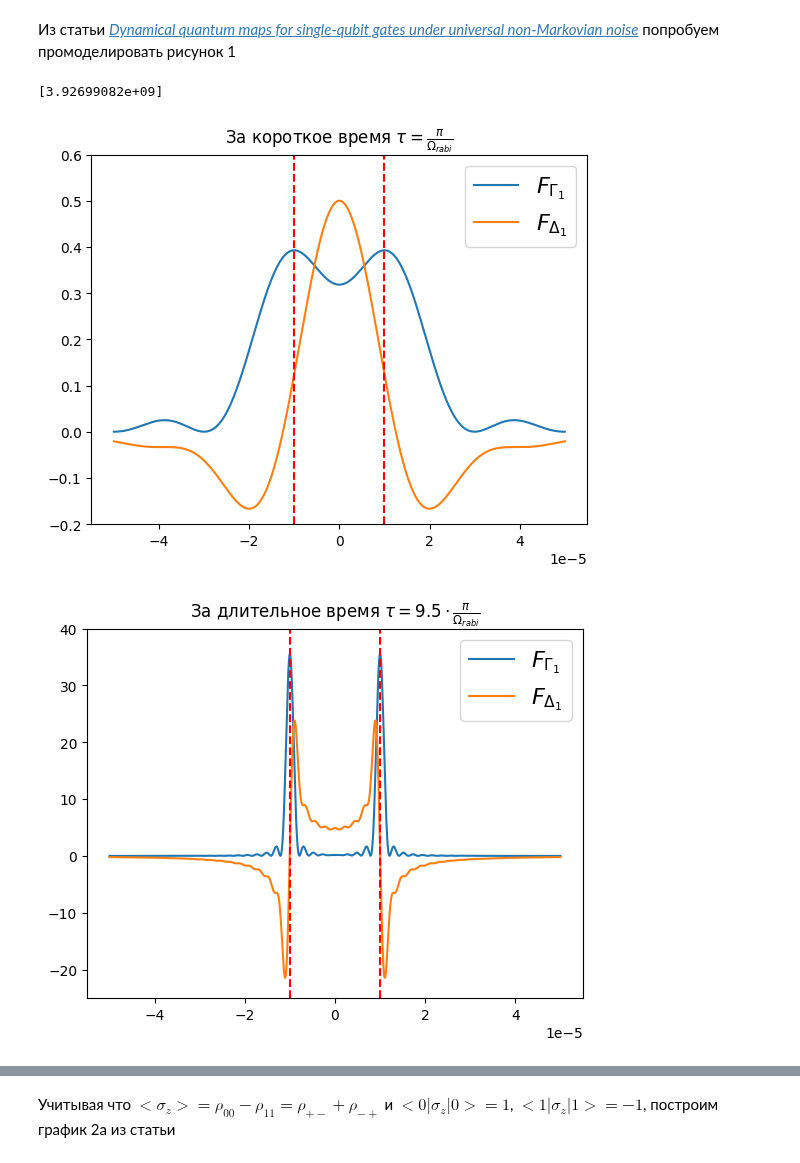
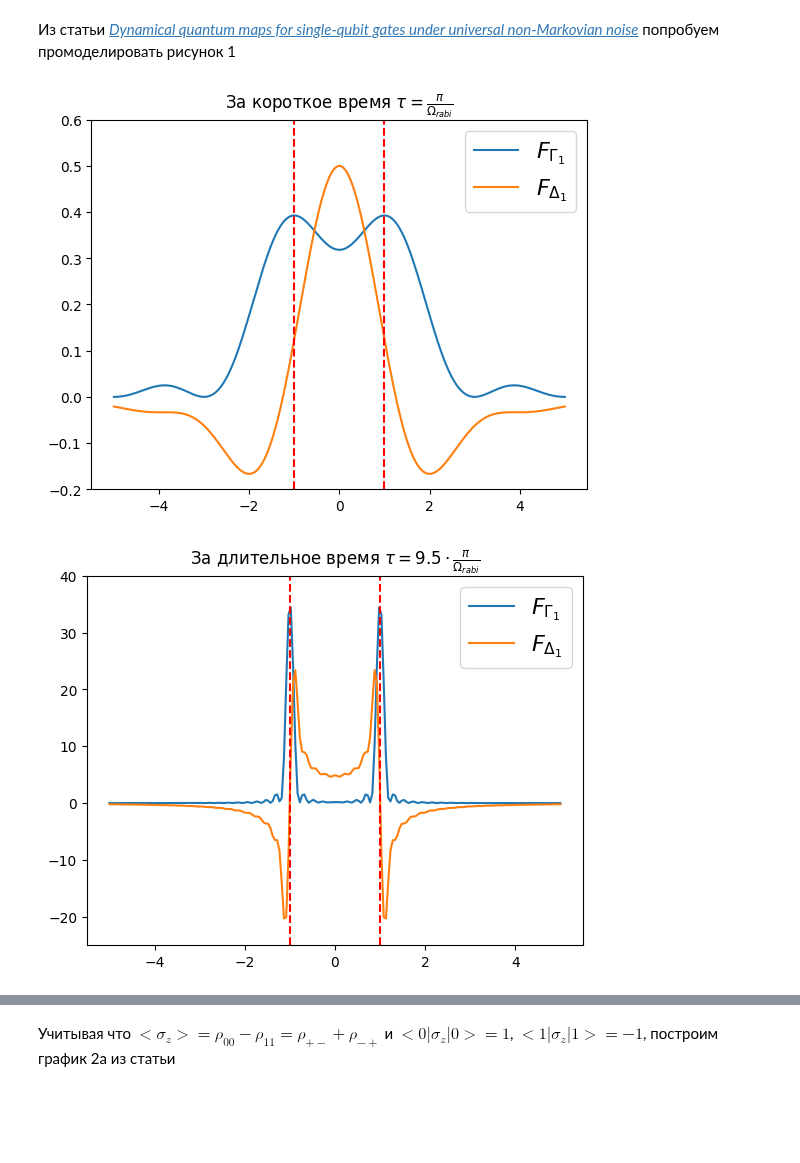
Before and after one commit to Denis-chupa/Quantum_tools, a Jupyter notebook: Quantum_computing/src/GST_research/phase_noise.ipynb, the cells around one changed output, grey strips where cells are left out. Drawn from its saved outputs; the diff is of its cells as text; code cells hidden in the pictures; blank space fills up the shorter version.

```diff
--- a/Quantum_computing/src/GST_research/phase_noise.ipynb
+++ b/Quantum_computing/src/GST_research/phase_noise.ipynb
@@ -11,44 +11,38 @@ paul_z = np.array([[1, 0], [0, -1]], dtype=complex)
 paul_list = [paul_x, paul_y, paul_z]
 # %% [markdown]
 Из статьи [*Dynamical quantum maps for single-qubit gates under universal non-Markovian noise*](https://journals.aps.org/prresearch/pdf/10.1103/PhysRevResearch.7.013008) попробуем промоделировать рисунок 1
-# %%
-omega = rabi = np.array([10**-5])
-t = np.pi / rabi
-print(filter_gamma_1(omega, rabi, t))
-# %% [output]
-[3.92699082e+09]
 # %%
 rabi = 10**-5
 
-omega = np.linspace(-5 * rabi, 5 * rabi, 3000)
+omega = np.linspace(-5 * rabi, 5 * rabi, 200)
 t = np.pi / rabi
-F_g_1 = filter_gamma_1(omega, rabi, t)
-F_d_1 = filter_delta_1(omega, rabi, t)
+F_g_1 = filter_gamma_1(rabi, omega, t)
+F_d_1 = filter_delta_1(rabi, omega, t)
 
-plt.plot(omega, rabi**2 * F_g_1, label=r"$F_{\Gamma_1}$")
-plt.plot(omega, rabi**2 * F_d_1, label=r"$F_{\Delta_1}$")
+plt.plot(omega/rabi, rabi**2 * F_g_1, label=r"$F_{\Gamma_1}$")
+plt.plot(omega/rabi, rabi**2 * F_d_1, label=r"$F_{\Delta_1}$")
 plt.ylim([-0.2, 0.6])
 plt.legend(fontsize=16)
-plt.axvline(x=-rabi, color='r', linestyle='--', linewidth=1.5)
-plt.axvline(x=rabi, color='r', linestyle='--', linewidth=1.5)
+plt.axvline(x=-rabi/rabi, color='r', linestyle='--', linewidth=1.5)
+plt.axvline(x=rabi/rabi, color='r', linestyle='--', linewidth=1.5)
 plt.title(r"За короткое время $\tau = \frac{\pi}{\Omega_{rabi}} $")
 plt.show()
 
 t = 9.5 * np.pi / rabi
-F_g_1 = filter_gamma_1(omega, rabi, t)
-F_d_1 = filter_delta_1(omega, rabi, t)
+F_g_1 = filter_gamma_1(rabi, omega, t)
+F_d_1 = filter_delta_1(rabi, omega, t)
 
-plt.plot(omega, rabi**2 * F_g_1, label=r"$F_{\Gamma_1}$")
-plt.plot(omega, rabi**2 * F_d_1, label=r"$F_{\Delta_1}$")
+plt.plot(omega/rabi, rabi**2 * F_g_1, label=r"$F_{\Gamma_1}$")
+plt.plot(omega/rabi, rabi**2 * F_d_1, label=r"$F_{\Delta_1}$")
 plt.ylim([-25, 40])
 plt.legend(fontsize=16)
-plt.axvline(x=-rabi, color='r', linestyle='--', linewidth=1.5)
-plt.axvline(x=rabi, color='r', linestyle='--', linewidth=1.5)
+plt.axvline(x=-rabi/rabi, color='r', linestyle='--', linewidth=1.5)
+plt.axvline(x=rabi/rabi, color='r', linestyle='--', linewidth=1.5)
 plt.title(r"За длительное время $\tau = 9.5 \cdot \frac{\pi}{\Omega_{rabi}} $")
 plt.show()
 # %% [output]
-[figure, old version]
+[figure, new version]
-[figure, old version]
+[figure, new version]
 # %% [markdown]
 Проверю следующее соотношение при $t>>\tau_c$
 
```
Also changed, not shown: parts of 3 cells of this notebook, 1 other file.
